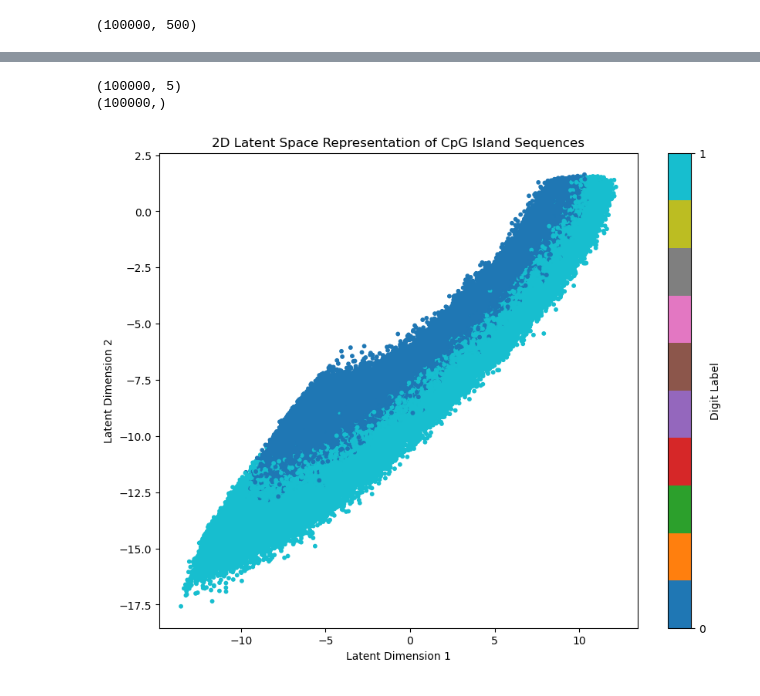
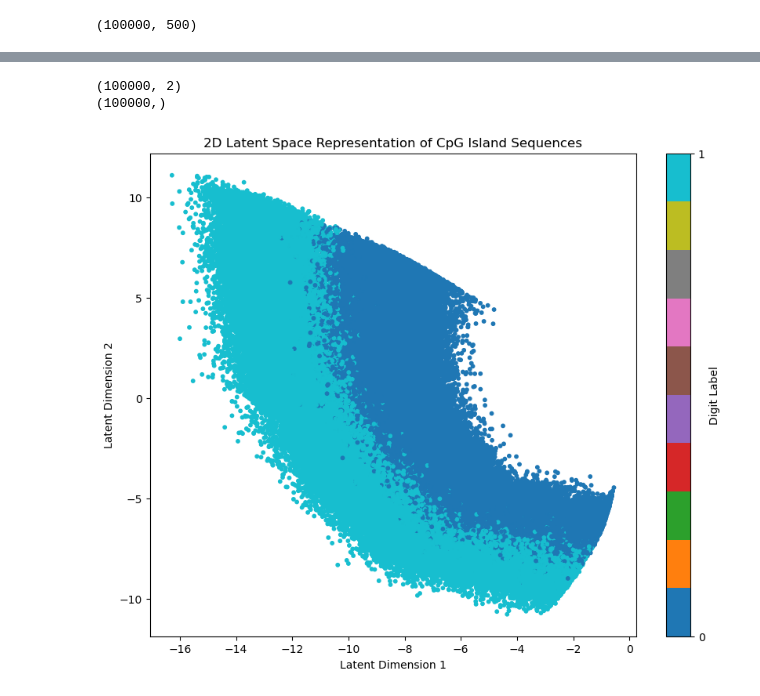
Before and after one commit to AjinkyaRanshur/A_Universal_Framework_For_Clusetering_Sequences, a Jupyter notebook: Codes/OneHotEncoding.ipynb, the cells around one changed output, grey strips where cells are left out. Cells and saved outputs as stored; diff of their text form; code cells hidden in the pictures.

```diff
--- a/Codes/OneHotEncoding.ipynb
+++ b/Codes/OneHotEncoding.ipynb
@@ -77,10 +77,10 @@ class Autoencoder(nn.Module):
             nn.ReLU(),
             nn.Linear(64, 12),
             nn.ReLU(),
-            nn.Linear(12, 5)   # Output 2 dimensions for latent space visualization
+            nn.Linear(12, 2)   # Output 2 dimensions for latent space visualization
         )
         self.decoder = nn.Sequential(
-            nn.Linear(5,12),
+            nn.Linear(2,12),
             nn.ReLU(),
             nn.Linear(12, 64),
             nn.ReLU(),
@@ -144,6 +144,6 @@ Epoch: 10, Loss: 0.0994
 print(latent_points.shape)  # Should be (100000, 2)
 print(labels_list.shape)    # Should be (100000,)
 # %% [output]
-(100000, 5)
+(100000, 2)
 (100000,)
 # %%
@@ -153,11 +153,11 @@ latent_points_2d = pca.fit_transform(latent_points)
 # %%
 # Plot latent space
 plt.figure(figsize=(10, 8))
-scatter = plt.scatter(latent_points_2d[:, 0], latent_points[:, 1], c=labels_list, cmap="tab10", s=10)
+scatter = plt.scatter(latent_points[:, 0], latent_points[:, 1], c=labels_list, cmap="tab10", s=10)
 plt.colorbar(scatter, ticks=range(10), label="Digit Label")
 plt.title("2D Latent Space Representation of CpG Island Sequences")
 plt.xlabel("Latent Dimension 1")
 plt.ylabel("Latent Dimension 2")
 plt.show()
 # %% [output]
-[figure, old version]
+[figure, new version]
```
Also changed, not shown: parts of 2 cells of this notebook, 4 other files.
